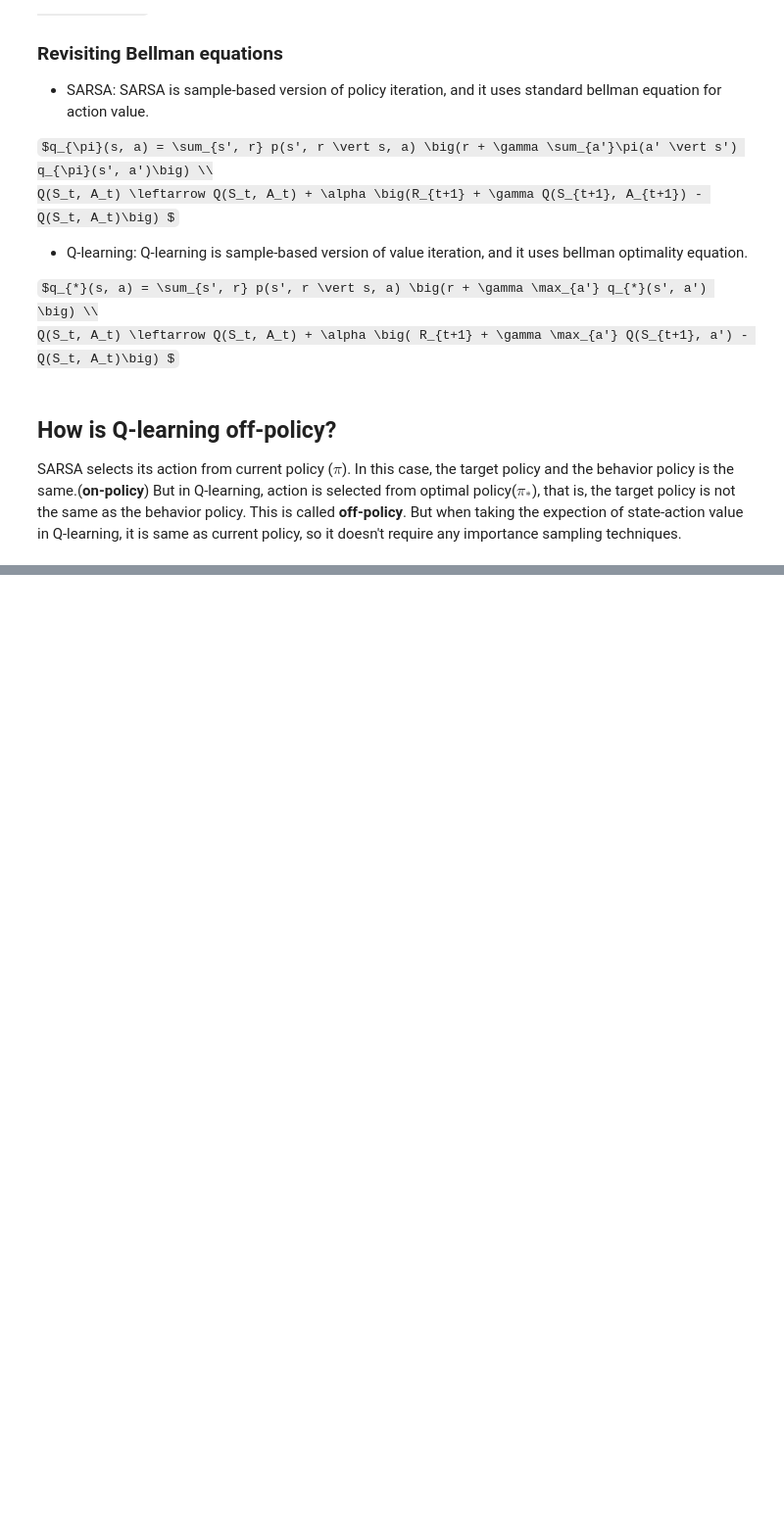
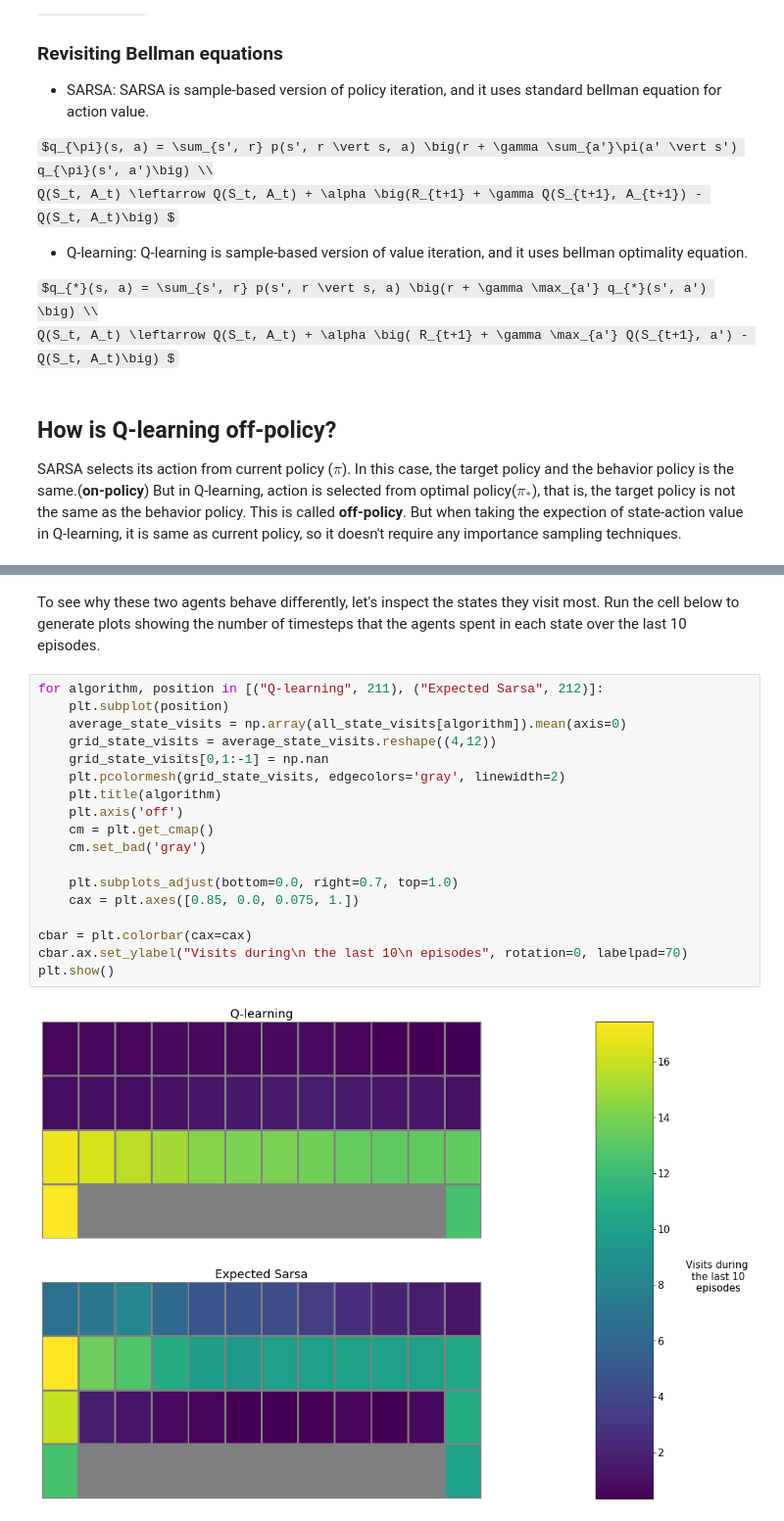
Before and after one commit to anilkunwar/coursera, a Jupyter notebook: UoA_Sample_based_Learning_Methods/temporal-difference-learning-methods-for-control.ipynb, the cells around one changed output, grey strips where cells are left out. Shown: that part at 98% size. Drawn from its saved outputs; the diff is of its cells as text; some formulas as TeX source; blank space fills up the shorter version.

```diff
--- a/UoA_Sample_based_Learning_Methods/temporal-difference-learning-methods-for-control.ipynb
+++ b/UoA_Sample_based_Learning_Methods/temporal-difference-learning-methods-for-control.ipynb
@@ -65,0 +406,22 @@ SARSA selects its action from current policy ($\pi$). In this case, the target p
+# %% [markdown]
+To see why these two agents behave differently, let's inspect the states they visit most. Run the cell below to generate plots showing the number of timesteps that the agents spent in each state over the last 10 episodes.
+# %%
+for algorithm, position in [("Q-learning", 211), ("Expected Sarsa", 212)]:
+    plt.subplot(position)
+    average_state_visits = np.array(all_state_visits[algorithm]).mean(axis=0)
+    grid_state_visits = average_state_visits.reshape((4,12))
+    grid_state_visits[0,1:-1] = np.nan
+    plt.pcolormesh(grid_state_visits, edgecolors='gray', linewidth=2)
+    plt.title(algorithm)
+    plt.axis('off')
+    cm = plt.get_cmap()
+    cm.set_bad('gray')
+
+    plt.subplots_adjust(bottom=0.0, right=0.7, top=1.0)
+    cax = plt.axes([0.85, 0.0, 0.075, 1.])
+
+cbar = plt.colorbar(cax=cax)
+cbar.ax.set_ylabel("Visits during\n the last 10\n episodes", rotation=0, labelpad=70)
+plt.show()
+# %% [output]
+[figure, added]
```
Also changed, not shown: parts of 13 cells of this notebook, 5 other files.
